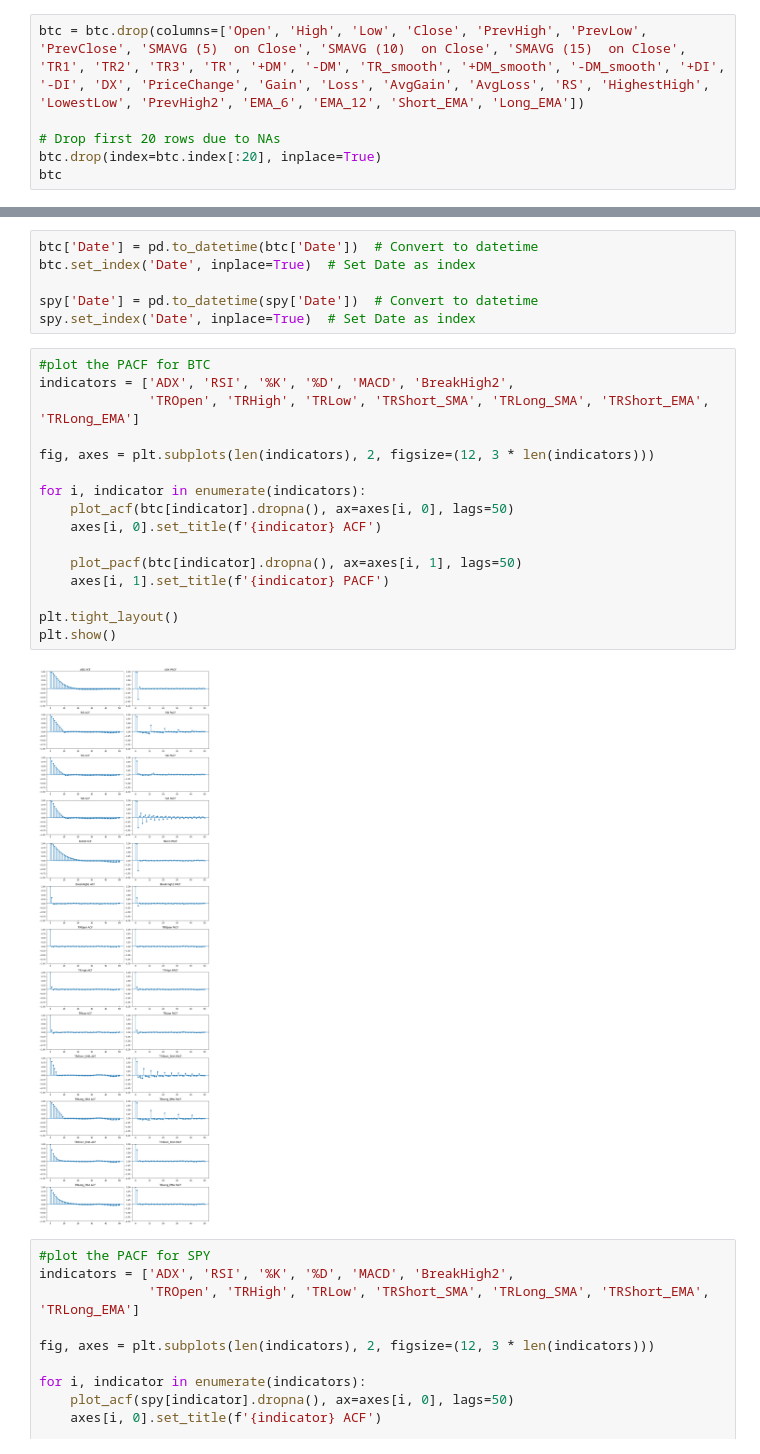
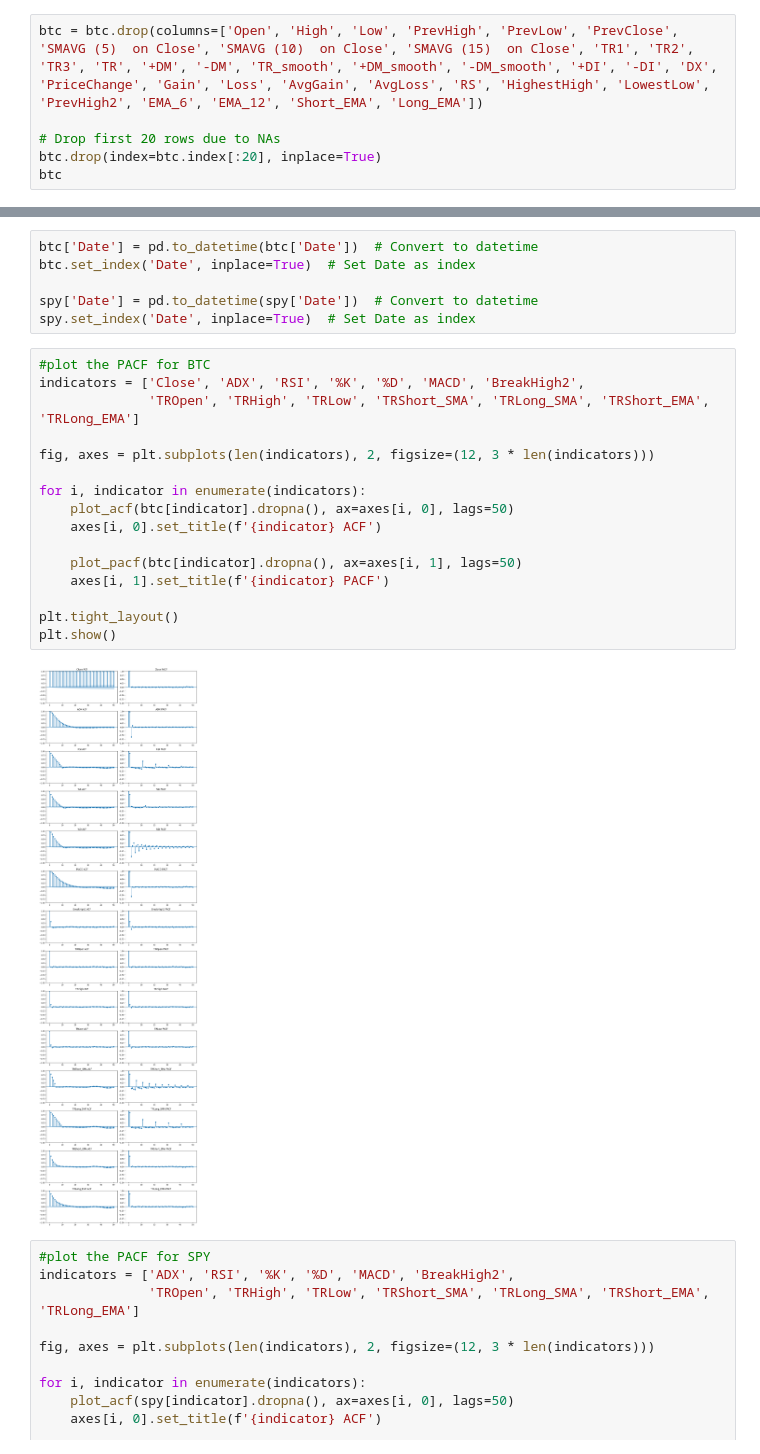
Before and after one commit to jeswid/DSE4211_Trading_Strategy, a Jupyter notebook: src/random forest.ipynb, the cells around one changed output, grey strips where cells are left out. Drawn from its saved outputs; the diff is of its cells as text.

Commit message:
Committed the final PACF plots to include closing prices

```diff
--- a/src/random forest.ipynb
+++ b/src/random forest.ipynb
@@ -140,7 +140,7 @@ btc['DayOfWeek'] = btc['Date'].dt.dayofweek
 # %% [markdown]
 ### Final BTC data (stationary)
 # %%
-btc = btc.drop(columns=['Open', 'High', 'Low', 'Close', 'PrevHigh', 'PrevLow', 'PrevClose', 'SMAVG (5)  on Close', 'SMAVG (10)  on Close', 'SMAVG (15)  on Close', 'TR1', 'TR2', 'TR3', 'TR', '+DM', '-DM', 'TR_smooth', '+DM_smooth', '-DM_smooth', '+DI', '-DI', 'DX', 'PriceChange', 'Gain', 'Loss', 'AvgGain', 'AvgLoss', 'RS', 'HighestHigh', 'LowestLow', 'PrevHigh2', 'EMA_6', 'EMA_12', 'Short_EMA', 'Long_EMA'])
+btc = btc.drop(columns=['Open', 'High', 'Low', 'PrevHigh', 'PrevLow', 'PrevClose', 'SMAVG (5)  on Close', 'SMAVG (10)  on Close', 'SMAVG (15)  on Close', 'TR1', 'TR2', 'TR3', 'TR', '+DM', '-DM', 'TR_smooth', '+DM_smooth', '-DM_smooth', '+DI', '-DI', 'DX', 'PriceChange', 'Gain', 'Loss', 'AvgGain', 'AvgLoss', 'RS', 'HighestHigh', 'LowestLow', 'PrevHigh2', 'EMA_6', 'EMA_12', 'Short_EMA', 'Long_EMA'])
 
 # Drop first 20 rows due to NAs
 btc.drop(index=btc.index[:20], inplace=True)
@@ -365,22 +365,22 @@ spy['Date'] = pd.to_datetime(spy['Date'])  # Convert to datetime
 spy.set_index('Date', inplace=True)  # Set Date as index
 # %%
 #plot the PACF for BTC
-indicators = ['ADX', 'RSI', '%K', '%D', 'MACD', 'BreakHigh2',
+indicators = ['Close', 'ADX', 'RSI', '%K', '%D', 'MACD', 'BreakHigh2',
               'TROpen', 'TRHigh', 'TRLow', 'TRShort_SMA', 'TRLong_SMA', 'TRShort_EMA', 'TRLong_EMA']
 
 fig, axes = plt.subplots(len(indicators), 2, figsize=(12, 3 * len(indicators)))
 
 for i, indicator in enumerate(indicators):
     plot_acf(btc[indicator].dropna(), ax=axes[i, 0], lags=50)
     axes[i, 0].set_title(f'{indicator} ACF')
 
     plot_pacf(btc[indicator].dropna(), ax=axes[i, 1], lags=50)
     axes[i, 1].set_title(f'{indicator} PACF')
 
 plt.tight_layout()
 plt.show()
 # %% [output]
-[figure, old version]
+[figure, new version]
 # %%
 #plot the PACF for SPY
 indicators = ['ADX', 'RSI', '%K', '%D', 'MACD', 'BreakHigh2',
```
Also changed, not shown: parts of 2 cells of this notebook, 2 other files.
